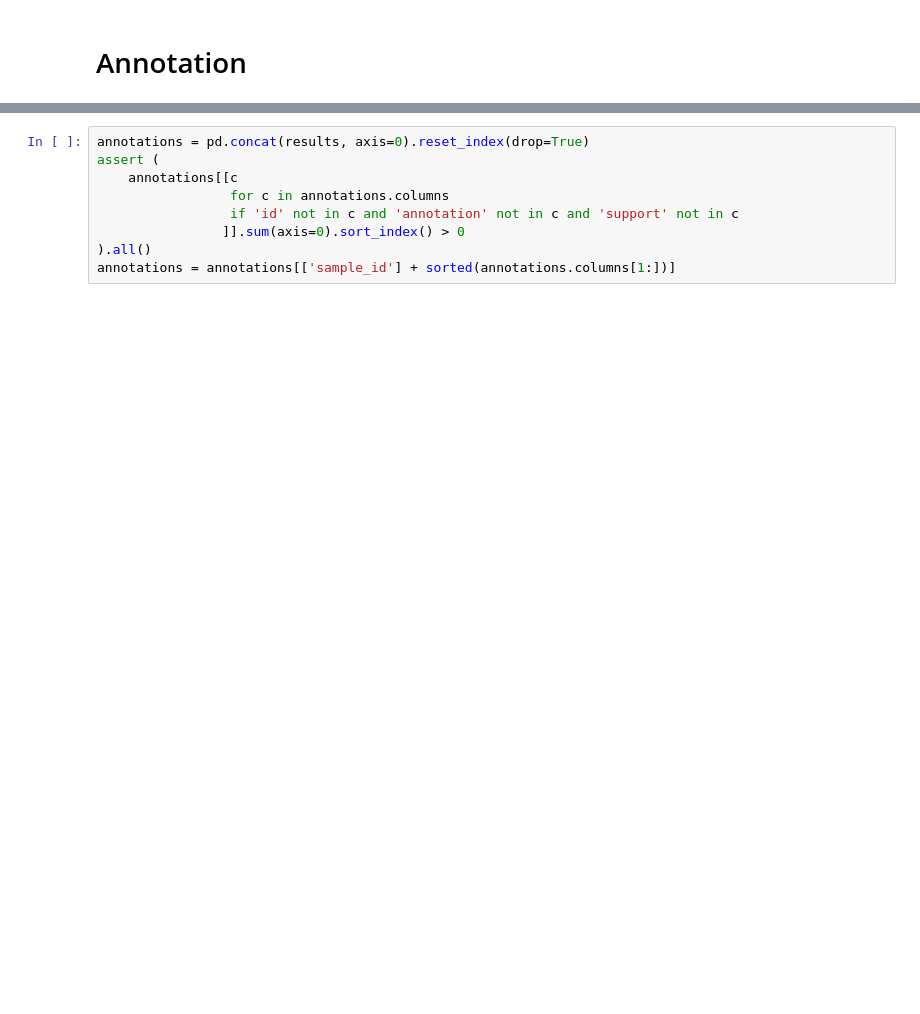
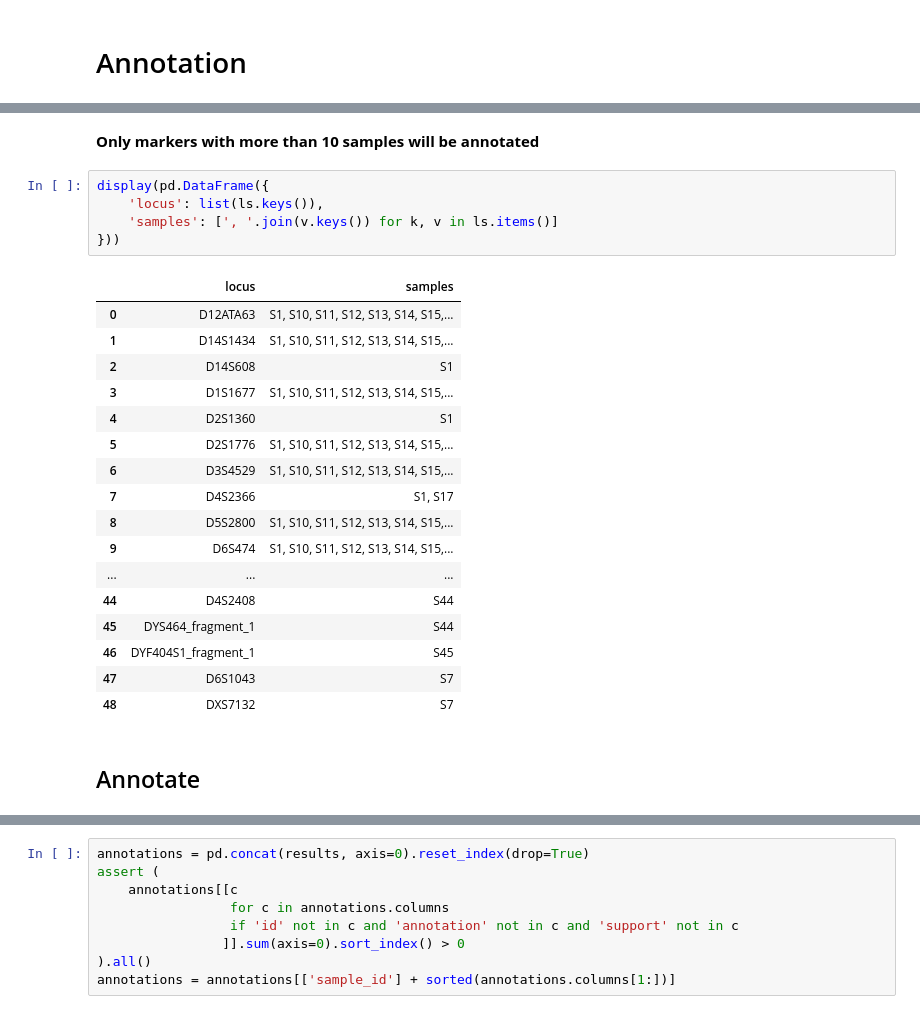
Before and after one commit to dzemidkada/bsu-genomics, a Jupyter notebook: notebooks/STR_annotation.ipynb, the cells around one changed output, grey strips where cells are left out. Drawn from its saved outputs; the diff is of its cells as text; blank space fills up the shorter version.

```diff
--- a/notebooks/STR_annotation.ipynb
+++ b/notebooks/STR_annotation.ipynb
@@ -88,3 +98,30 @@ valid_markers.head()
+# %% [markdown]
+**Only markers with more than 10 samples will be annotated**
+# %%
+display(pd.DataFrame({
+    'locus': list(ls.keys()),
+    'samples': [', '.join(v.keys()) for k, v in ls.items()]
+}))
+# %% [output]
+|  | locus | samples |
+| 0 | D12ATA63 | S1, S10, S11, S12, S13, S14, S15,... |
+| 1 | D14S1434 | S1, S10, S11, S12, S13, S14, S15,... |
+| 2 | D14S608 | S1 |
+| 3 | D1S1677 | S1, S10, S11, S12, S13, S14, S15,... |
+| 4 | D2S1360 | S1 |
+| 5 | D2S1776 | S1, S10, S11, S12, S13, S14, S15,... |
+| 6 | D3S4529 | S1, S10, S11, S12, S13, S14, S15,... |
+| 7 | D4S2366 | S1, S17 |
+| 8 | D5S2800 | S1, S10, S11, S12, S13, S14, S15,... |
+| 9 | D6S474 | S1, S10, S11, S12, S13, S14, S15,... |
+| ... | ... | ... |
+| 44 | D4S2408 | S44 |
+| 45 | DYS464_fragment_1 | S44 |
+| 46 | DYF404S1_fragment_1 | S45 |
+| 47 | D6S1043 | S7 |
+| 48 | DXS7132 | S7 |
+# %% [markdown]
+## Annotate
 # %%
 import tqdm
 from str_finder.utils import *
```
Also changed, not shown: parts of 9 cells of this notebook, 4 other files.
